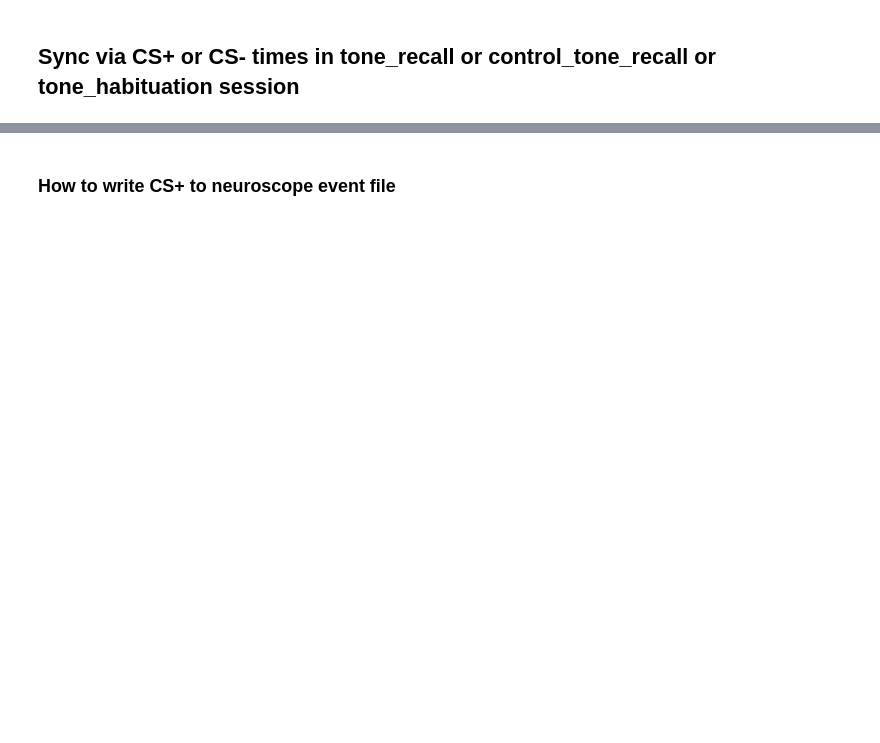
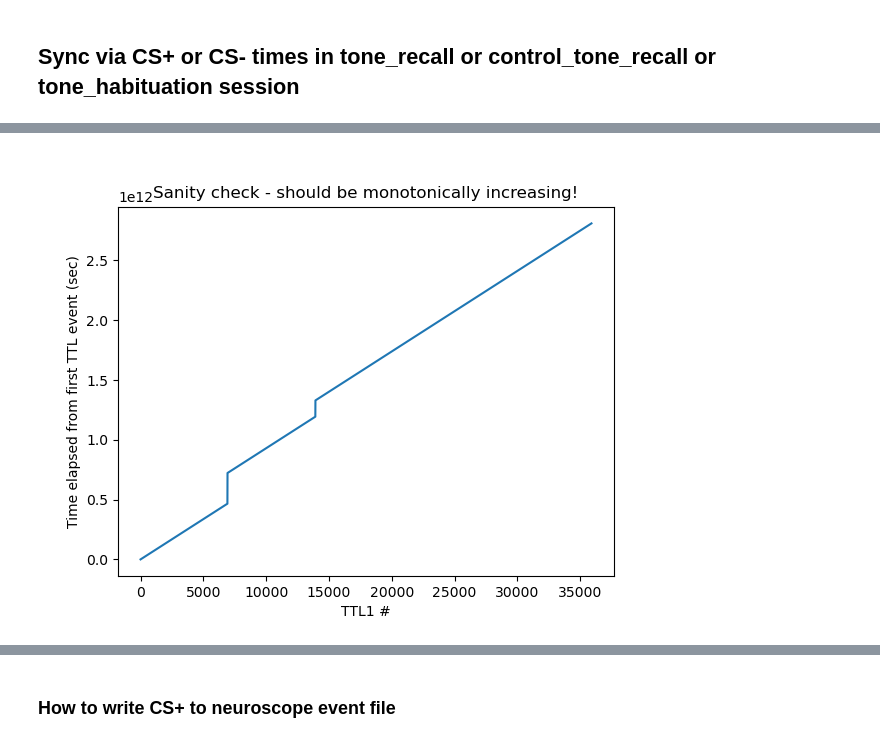
Before and after one commit to nkinsky/TraceFC, a Jupyter notebook: Notebooks/Sync_USV_and_Ephys.ipynb, the cells around one changed output, grey strips where cells are left out. Cells and saved outputs as stored; diff of their text form; code cells hidden in the pictures; blank space fills up the shorter version.

Commit message:
streamlined - code for CS sync to OE folded into TraceSync class

```diff
--- a/Notebooks/Sync_USV_and_Ephys.ipynb
+++ b/Notebooks/Sync_USV_and_Ephys.ipynb
@@ -312,0 +171,5 @@ See the caveats in the documentation: https://pandas.pydata.org/pandas-docs/stab
+# %%
+# Load in csv files with CS timing info (rough datetimes only) + OpenEphys recording times
+from tracefc.io.traceio import TraceSync
+
+trace_sync = TraceSync(sess.basepath)
@@ -312,0 +194,4 @@ See the caveats in the documentation: https://pandas.pydata.org/pandas-docs/stab
+# %%
+# Load in ttl events from OpenEphys
+trace_sync.load_ttls()
+# %% [output]
@@ -312,0 +204 @@ See the caveats in the documentation: https://pandas.pydata.org/pandas-docs/stab
+[figure, added]
```
Also changed, not shown: parts of 28 cells of this notebook.
